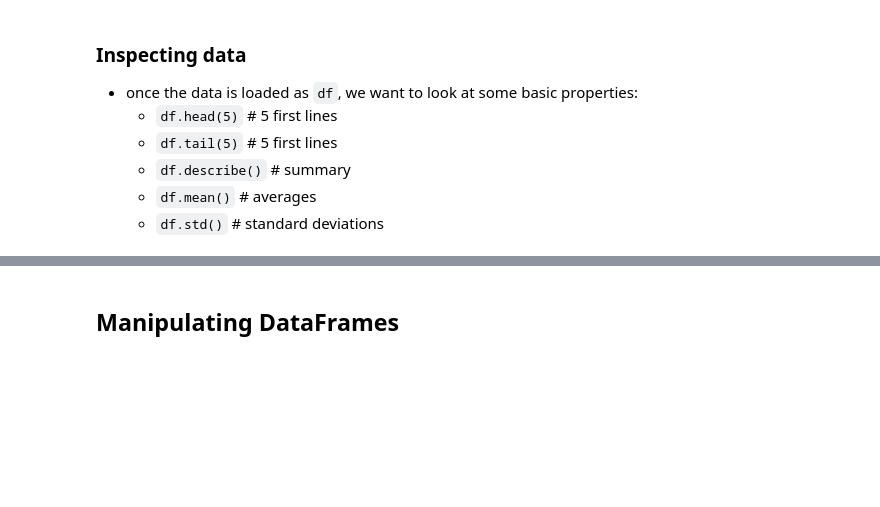
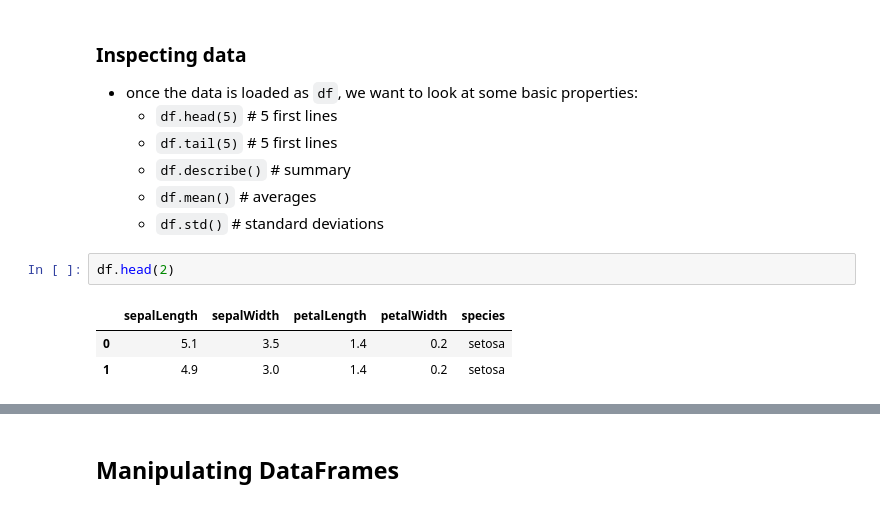
Before and after one commit to albop/dbe_archive, a Jupyter notebook: Session_2/DataFrames.ipynb, the cells around one changed output, grey strips where cells are left out. Drawn from its saved outputs; the diff is of its cells as text; blank space fills up the shorter version.

```diff
--- a/Session_2/DataFrames.ipynb
+++ b/Session_2/DataFrames.ipynb
@@ -169,3 +208,9 @@ df = vega_datasets.data('iris')
     - `df.describe()` # summary
     - `df.mean()` # averages
     - `df.std()` # standard deviations
+# %%
+df.head(2)
+# %% [output]
+|  | sepalLength | sepalWidth | petalLength | petalWidth | species |
+| 0 | 5.1 | 3.5 | 1.4 | 0.2 | setosa |
+| 1 | 4.9 | 3.0 | 1.4 | 0.2 | setosa |
```
Also changed, not shown: parts of 12 cells of this notebook, 3 other files.
